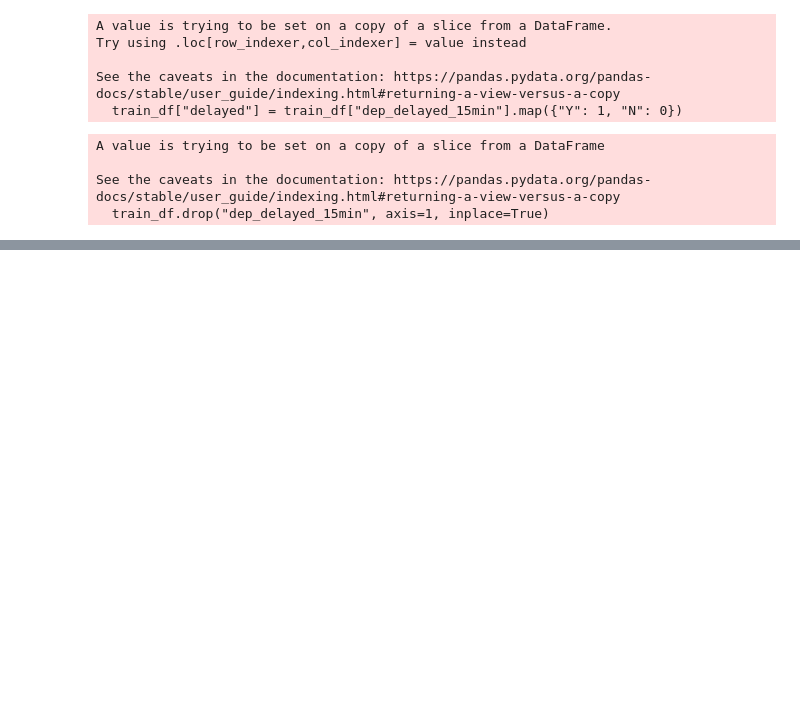
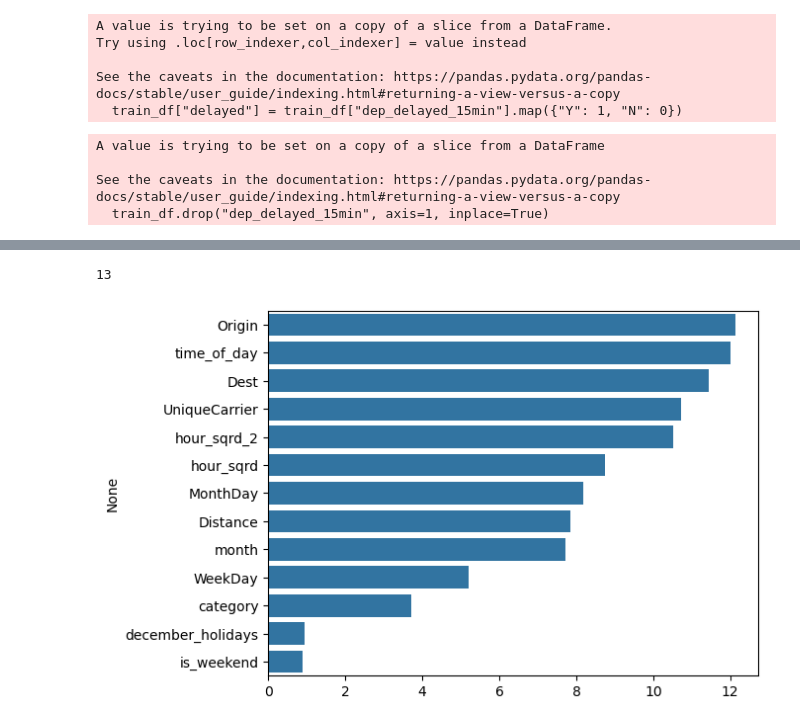
Before and after one commit to msnkr/kaggle_comps, a Jupyter notebook: Flight delays/Untitled.ipynb, the cells around one changed output, grey strips where cells are left out. Drawn from its saved outputs; the diff is of its cells as text; code cells hidden in the pictures; blank space fills up the shorter version.

```diff
--- a/Flight delays/Untitled.ipynb
+++ b/Flight delays/Untitled.ipynb
@@ -53,3 +55,6 @@ cat_idx = np.where(df.dtypes == "object")
+# %%
+df["hour_sqrd"] = df["time_of_day"] ** 2
+df["hour_sqrd_2"] = df["time_of_day"] ** 4
 # %%
 train_df = df[:100000]
 test_df = df[100000:]
@@ -74,6 +79,6 @@ y = train_df["delayed"]
 # %%
 X_train, X_valid, y_train, y_valid = train_test_split(X, y, test_size=0.3)
 # %%
-clf = CatBoostClassifier()
+clf = CatBoostClassifier(iterations=3000, random_seed=17)
 # %%
 cat_idx = np.where(df.dtypes == "object")[0]
@@ -84,3 +94,3 @@ array([0, 1, 2, 4, 9], dtype=int64)
 # %%
-clf.fit(X_train, y_train, cat_features=[0, 1, 2, 4, 9], plot=True, verbose=False);
+clf.fit(X_train, y_train, cat_features=[0, 1, 2, 4,8, 9], plot=True, verbose=False);
 # %% [output]
@@ -87,0 +113,10 @@ CatBoostError: Bad value for num_feature[non_default_doc_idx=0,feature_idx=8]="s
+# %%
+feature_importance = pd.Series(clf.feature_importances_, index=X.columns).sort_values(ascending=False)
+# %%
+len(feature_importance)
+# %% [output]
+13
+# %%
+sns.barplot(x=feature_importance.values, y=feature_importance.index);
+# %% [output]
+[figure, added]
```
Also changed, not shown: parts of 23 cells of this notebook, 5 other files.
